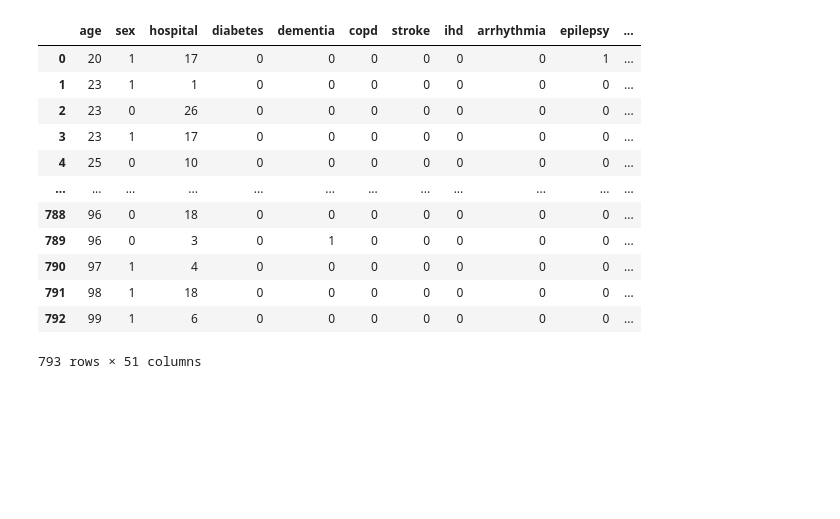
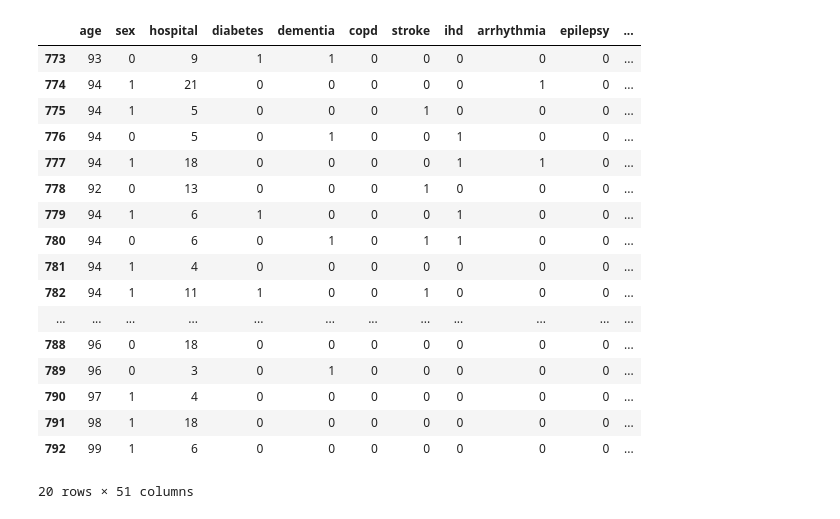
Before and after one commit to c-abbott/surviving-the-icu, a Jupyter notebook: notebooks/csdh_eda.ipynb, the cells around one changed output. Drawn from its saved outputs; the diff is of its cells as text; code cells hidden in the pictures; blank space fills up the shorter version.

```diff
--- a/notebooks/csdh_eda.ipynb
+++ b/notebooks/csdh_eda.ipynb
@@ -7,19 +11,24 @@ DATA_FILENAME = "csdh_data.csv"
 DATA_FILEPATH = "/Users/callum/Uni/GitHubRepos/surviving-the-icu/datasets/drain_data/" + DATA_FILENAME
 # %%
 csdh = pd.read_csv(DATA_FILEPATH).iloc[:,1:] # drop first index column
-# %%
-csdh
-# %% [output]
-|  | age | sex | hospital | diabetes | dementia | copd | stroke | ihd | arrhythmia | epilepsy | ... |
-| 0 | 20 | 1 | 17 | 0 | 0 | 0 | 0 | 0 | 0 | 1 | ... |
-| 1 | 23 | 1 | 1 | 0 | 0 | 0 | 0 | 0 | 0 | 0 | ... |
-| 2 | 23 | 0 | 26 | 0 | 0 | 0 | 0 | 0 | 0 | 0 | ... |
-| 3 | 23 | 1 | 17 | 0 | 0 | 0 | 0 | 0 | 0 | 0 | ... |
-| 4 | 25 | 0 | 10 | 0 | 0 | 0 | 0 | 0 | 0 | 0 | ... |
-| ... | ... | ... | ... | ... | ... | ... | ... | ... | ... | ... | ... |
-| 788 | 96 | 0 | 18 | 0 | 0 | 0 | 0 | 0 | 0 | 0 | ... |
-| 789 | 96 | 0 | 3 | 0 | 1 | 0 | 0 | 0 | 0 | 0 | ... |
-| 790 | 97 | 1 | 4 | 0 | 0 | 0 | 0 | 0 | 0 | 0 | ... |
-| 791 | 98 | 1 | 18 | 0 | 0 | 0 | 0 | 0 | 0 | 0 | ... |
-| 792 | 99 | 1 | 6 | 0 | 0 | 0 | 0 | 0 | 0 | 0 | ... |
-793 rows × 51 columns
+# %%
+csdh.tail(20)
+# %% [output]
+|  | age | sex | hospital | diabetes | dementia | copd | stroke | ihd | arrhythmia | epilepsy | ... |
+| 773 | 93 | 0 | 9 | 1 | 1 | 0 | 0 | 0 | 0 | 0 | ... |
+| 774 | 94 | 1 | 21 | 0 | 0 | 0 | 0 | 0 | 1 | 0 | ... |
+| 775 | 94 | 1 | 5 | 0 | 0 | 0 | 1 | 0 | 0 | 0 | ... |
+| 776 | 94 | 0 | 5 | 0 | 1 | 0 | 0 | 1 | 0 | 0 | ... |
+| 777 | 94 | 1 | 18 | 0 | 0 | 0 | 0 | 1 | 1 | 0 | ... |
+| 778 | 92 | 0 | 13 | 0 | 0 | 0 | 1 | 0 | 0 | 0 | ... |
+| 779 | 94 | 1 | 6 | 1 | 0 | 0 | 0 | 1 | 0 | 0 | ... |
+| 780 | 94 | 0 | 6 | 0 | 1 | 0 | 1 | 1 | 0 | 0 | ... |
+| 781 | 94 | 1 | 4 | 0 | 0 | 0 | 0 | 0 | 0 | 0 | ... |
+| 782 | 94 | 1 | 11 | 1 | 0 | 0 | 1 | 0 | 0 | 0 | ... |
+| ... | ... | ... | ... | ... | ... | ... | ... | ... | ... | ... | ... |
+| 788 | 96 | 0 | 18 | 0 | 0 | 0 | 0 | 0 | 0 | 0 | ... |
+| 789 | 96 | 0 | 3 | 0 | 1 | 0 | 0 | 0 | 0 | 0 | ... |
+| 790 | 97 | 1 | 4 | 0 | 0 | 0 | 0 | 0 | 0 | 0 | ... |
+| 791 | 98 | 1 | 18 | 0 | 0 | 0 | 0 | 0 | 0 | 0 | ... |
+| 792 | 99 | 1 | 6 | 0 | 0 | 0 | 0 | 0 | 0 | 0 | ... |
+20 rows × 51 columns
```
Also changed, not shown: parts of 9 cells of this notebook.
